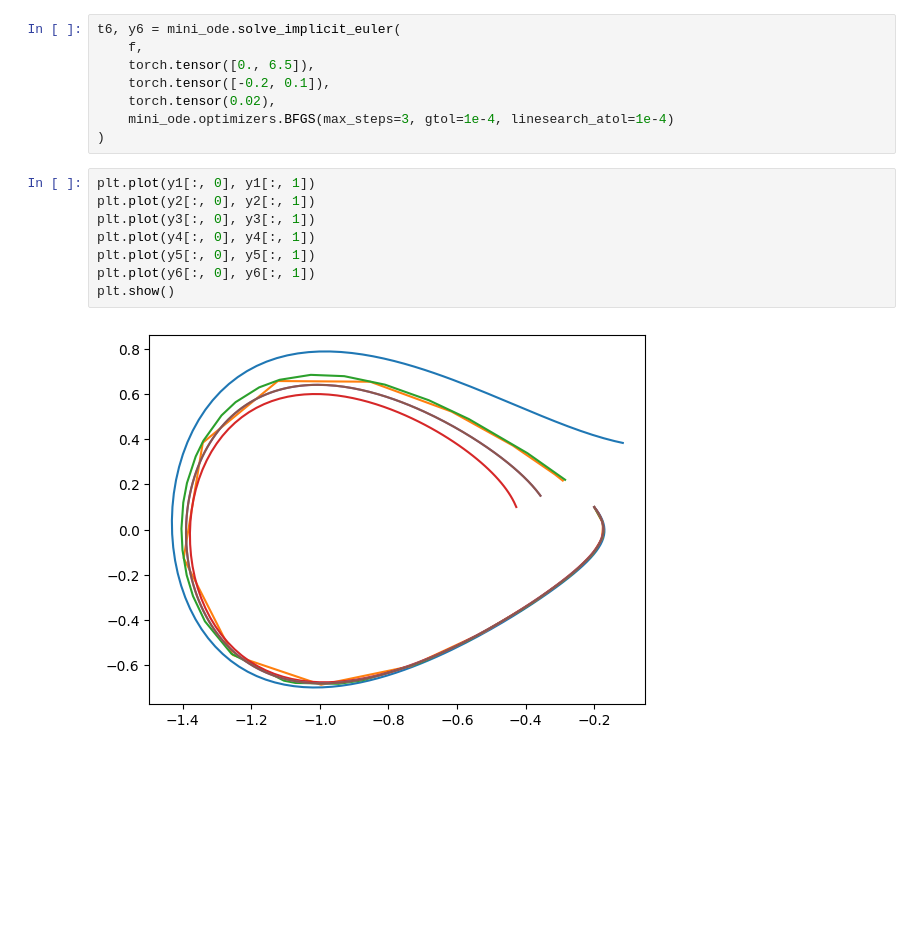
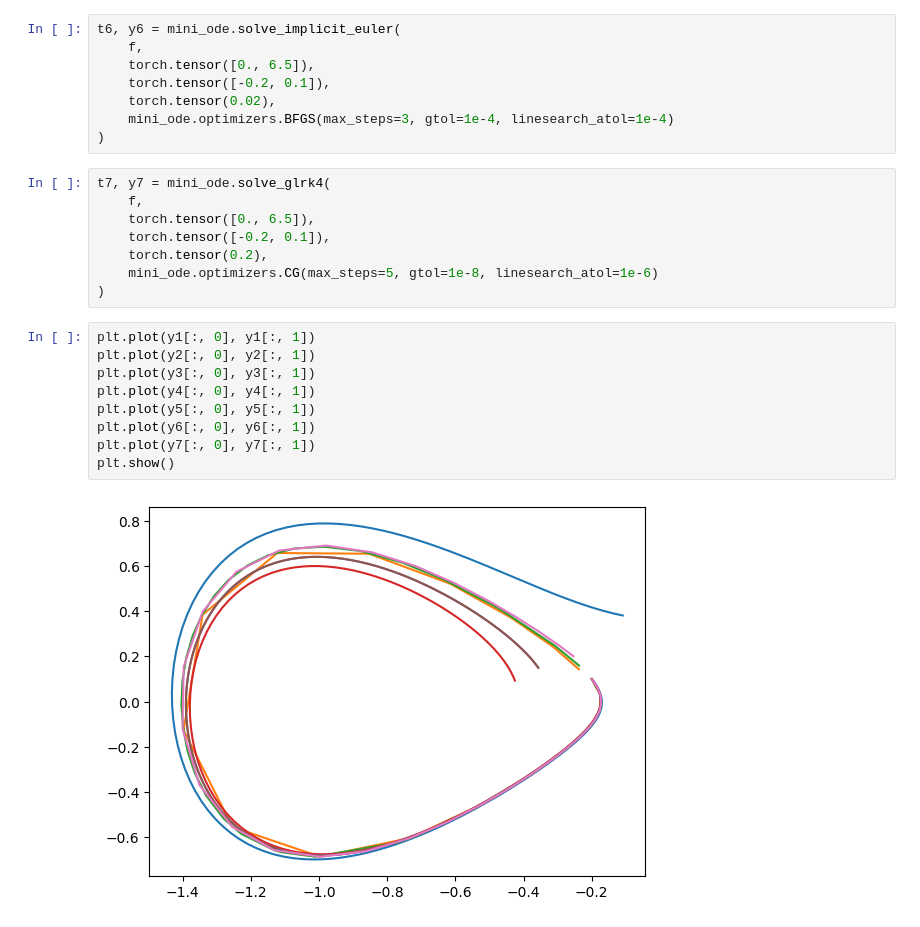
Before and after one commit to antoniprzybylik/mini-ode, a Jupyter notebook: example.ipynb, the cells around one changed output. Saved outputs shown, nothing was run; the diff lists cells and outputs as text; blank space fills up the shorter version.

Commit message:
Some fixes, implemented GLRK4 solver.

```diff
--- a/example.ipynb
+++ b/example.ipynb
@@ -73,13 +73,22 @@ t6, y6 = mini_ode.solve_implicit_euler(
     torch.tensor(0.02),
     mini_ode.optimizers.BFGS(max_steps=3, gtol=1e-4, linesearch_atol=1e-4)
 )
+# %%
+t7, y7 = mini_ode.solve_glrk4(
+    f,
+    torch.tensor([0., 6.5]),
+    torch.tensor([-0.2, 0.1]),
+    torch.tensor(0.2),
+    mini_ode.optimizers.CG(max_steps=5, gtol=1e-8, linesearch_atol=1e-6)
+)
 # %%
 plt.plot(y1[:, 0], y1[:, 1])
 plt.plot(y2[:, 0], y2[:, 1])
 plt.plot(y3[:, 0], y3[:, 1])
 plt.plot(y4[:, 0], y4[:, 1])
 plt.plot(y5[:, 0], y5[:, 1])
 plt.plot(y6[:, 0], y6[:, 1])
+plt.plot(y7[:, 0], y7[:, 1])
 plt.show()
 # %% [output]
-[figure, old version]
+[figure, new version]
```
Also changed, not shown: 3 other files.
